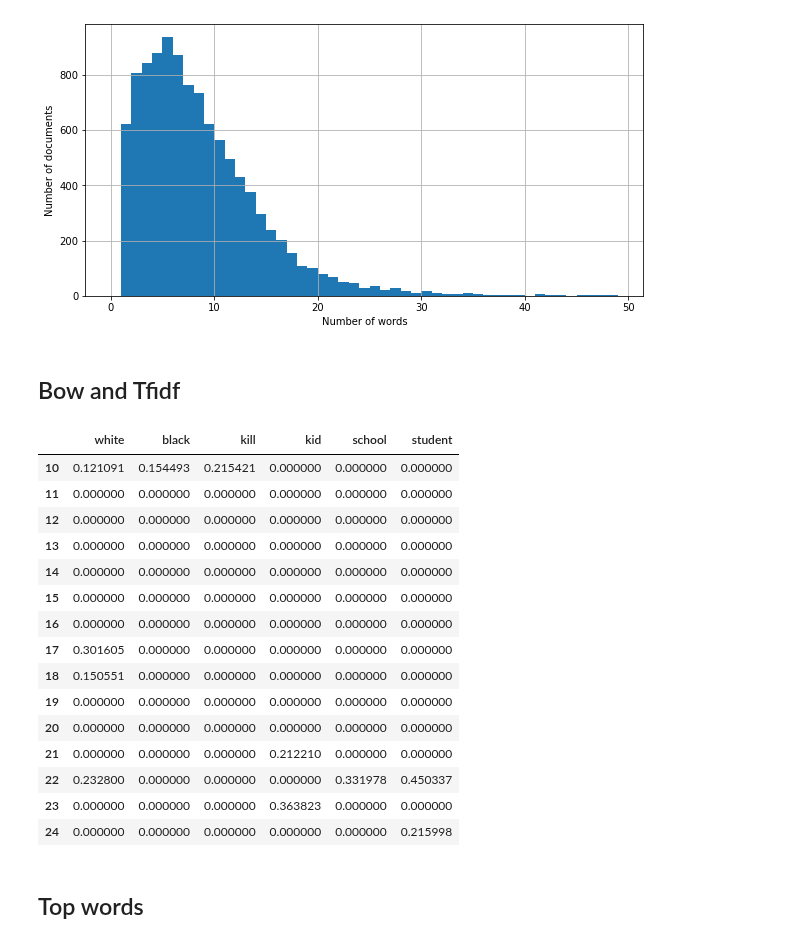
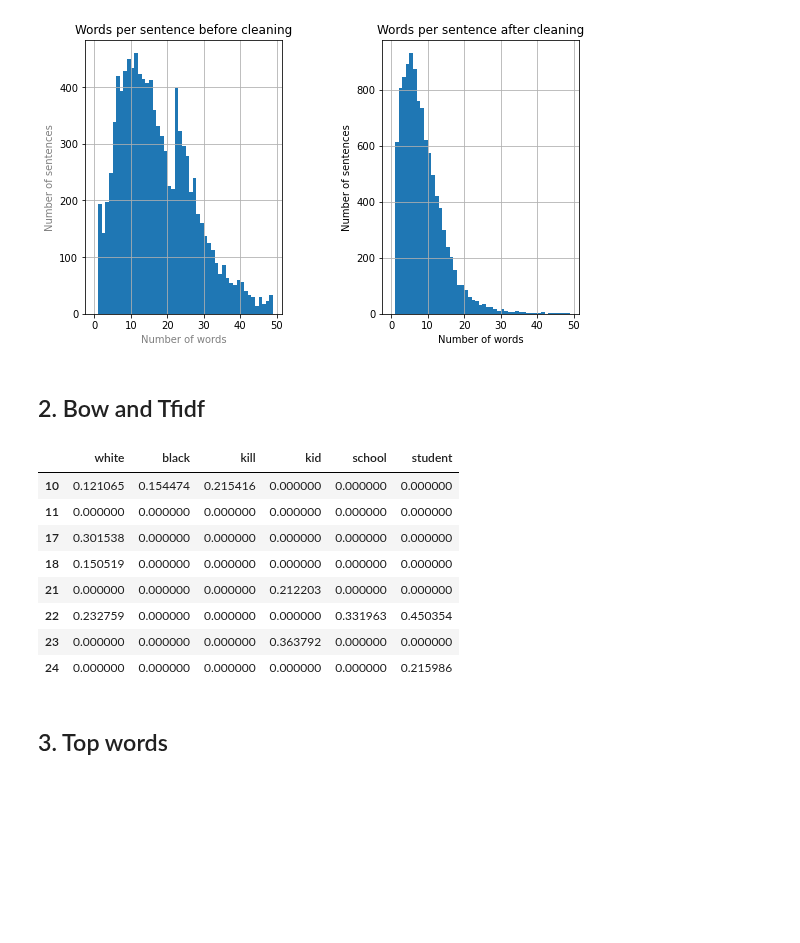
Before and after one commit to martinaviggiano/textsent_project, a Jupyter notebook: Data Analysis.ipynb, the cells around one changed output. Drawn from its saved outputs; the diff is of its cells as text; code cells hidden in the pictures; blank space fills up the shorter version.

```diff
--- a/Data Analysis.ipynb
+++ b/Data Analysis.ipynb
@@ -33,14 +31,31 @@ plt.show()
-# %%
-plt.figure(figsize=(10,5))
-plt.hist(data.word_count.values, bins = range(0, 50))
-plt.xlabel("Number of words")
-plt.ylabel("Number of documents")
-plt.grid(True)
-plt.show()
-# %% [output]
-[figure, removed]
+# %%
+fig = plt.figure()
+ax = plt.subplot(1,2,1)
+#plt.figure(figsize=(10,5))
+plt.hist(data.word_count_before.values, bins = range(0, 50))
+plt.title('Words per sentence before cleaning')#.set_color("grey")
+plt.xlabel("Number of words").set_color("grey")
+plt.ylabel("Number of sentences").set_color("grey")
+#ax.tick_params(axis='both', colors='grey')
+plt.grid(True)
+
+ax = plt.subplot(1,2,2)
+plt.hist(data.word_count.values, bins = range(0, 50))
+plt.title('Words per sentence after cleaning')#.set_color("grey")
+plt.xlabel("Number of words")#.set_color("grey")
+plt.ylabel("Number of sentences") #.set_color("grey")
+#ax.tick_params(axis='both', colors='grey')
+plt.grid(True)
+
+plt.tight_layout(w_pad=3.5, h_pad=1.0)
+fig.set_figheight(5)
+fig.set_figwidth(8)
+fig.savefig("images_d\Words_before_after.png")
+plt.show()
+# %% [output]
+[figure, added]
 # %% [markdown]
-## Bow and Tfidf
+## 2. Bow and Tfidf
 # %%
 # Bow vectorizer
 bow_vectorizer = CountVectorizer()
@@ -54,27 +67,25 @@ X_tfidf = tfidf_vectorizer.fit_transform(data['lemmatized'])
 # %%
 Xa = pd.DataFrame(X_tfidf.toarray(), columns=tfidf_vectorizer.get_feature_names())
 dictionary = ['white', 'black', 'kill', 'kid', 'school','student']
 A = Xa[dictionary]
-A[10:25]
+first = A.loc[10:11]
+second = A.loc[17:18]
+third = A.loc[21:24]
+frames = [first, second, third]
+result = pd.concat(frames)
+result
 # %% [output]
 |  | white | black | kill | kid | school | student |
-| 10 | 0.121091 | 0.154493 | 0.215421 | 0.000000 | 0.000000 | 0.000000 |
+| 10 | 0.121065 | 0.154474 | 0.215416 | 0.000000 | 0.000000 | 0.000000 |
 | 11 | 0.000000 | 0.000000 | 0.000000 | 0.000000 | 0.000000 | 0.000000 |
-| 12 | 0.000000 | 0.000000 | 0.000000 | 0.000000 | 0.000000 | 0.000000 |
-| 13 | 0.000000 | 0.000000 | 0.000000 | 0.000000 | 0.000000 | 0.000000 |
-| 14 | 0.000000 | 0.000000 | 0.000000 | 0.000000 | 0.000000 | 0.000000 |
-| 15 | 0.000000 | 0.000000 | 0.000000 | 0.000000 | 0.000000 | 0.000000 |
-| 16 | 0.000000 | 0.000000 | 0.000000 | 0.000000 | 0.000000 | 0.000000 |
-| 17 | 0.301605 | 0.000000 | 0.000000 | 0.000000 | 0.000000 | 0.000000 |
-| 18 | 0.150551 | 0.000000 | 0.000000 | 0.000000 | 0.000000 | 0.000000 |
-| 19 | 0.000000 | 0.000000 | 0.000000 | 0.000000 | 0.000000 | 0.000000 |
-| 20 | 0.000000 | 0.000000 | 0.000000 | 0.000000 | 0.000000 | 0.000000 |
-| 21 | 0.000000 | 0.000000 | 0.000000 | 0.212210 | 0.000000 | 0.000000 |
-| 22 | 0.232800 | 0.000000 | 0.000000 | 0.000000 | 0.331978 | 0.450337 |
-| 23 | 0.000000 | 0.000000 | 0.000000 | 0.363823 | 0.000000 | 0.000000 |
-| 24 | 0.000000 | 0.000000 | 0.000000 | 0.000000 | 0.000000 | 0.215998 |
+| 17 | 0.301538 | 0.000000 | 0.000000 | 0.000000 | 0.000000 | 0.000000 |
+| 18 | 0.150519 | 0.000000 | 0.000000 | 0.000000 | 0.000000 | 0.000000 |
+| 21 | 0.000000 | 0.000000 | 0.000000 | 0.212203 | 0.000000 | 0.000000 |
+| 22 | 0.232759 | 0.000000 | 0.000000 | 0.000000 | 0.331963 | 0.450354 |
+| 23 | 0.000000 | 0.000000 | 0.000000 | 0.363792 | 0.000000 | 0.000000 |
+| 24 | 0.000000 | 0.000000 | 0.000000 | 0.000000 | 0.000000 | 0.215986 |
 # %% [markdown]
-## Top words
+## 3. Top words
 # %%
 def get_top_n_words(corpus, n=None):
     vec = CountVectorizer().fit(corpus)
```
Also changed, not shown: parts of 89 cells of this notebook, 23 other files.
